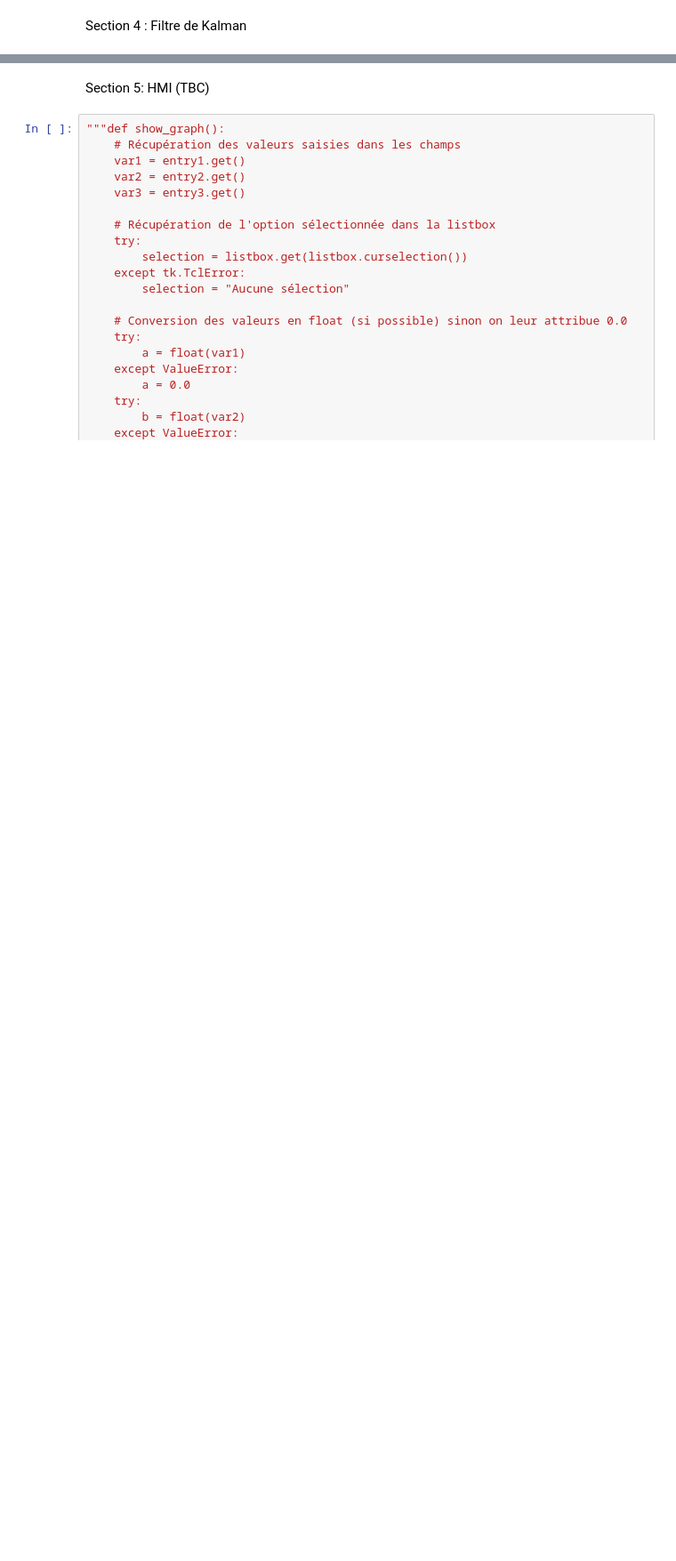
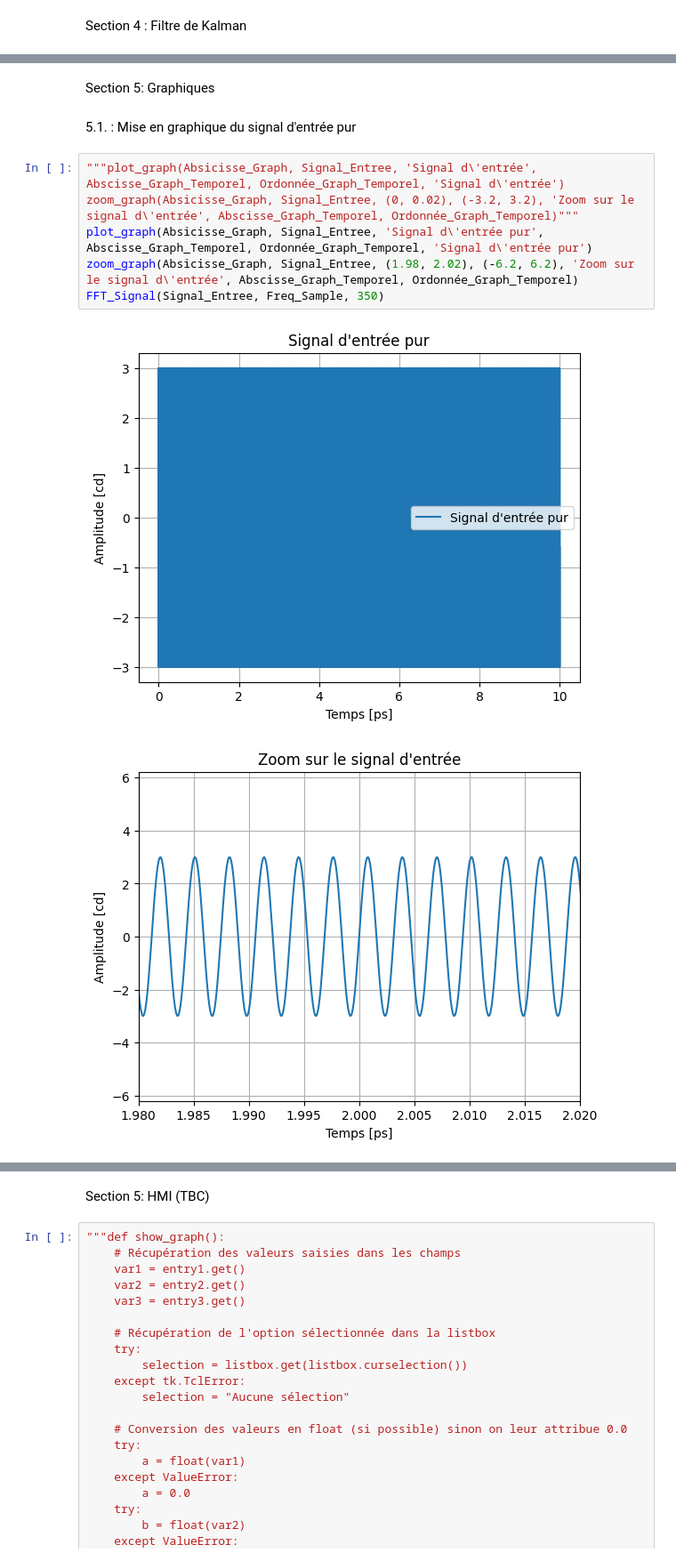
Before and after one commit to Trenzalore91/EI---KF, a Jupyter notebook: Untitled-1.ipynb, the cells around one changed output, grey strips where cells are left out. Shown: that part at 89% size. Saved outputs shown, nothing was run; the diff lists cells and outputs as text; blank space fills up the shorter version.

```diff
--- a/Untitled-1.ipynb
+++ b/Untitled-1.ipynb
@@ -452,0 +392,13 @@ Filtre de Kalman par filtrepy et utilisation de la fonction précédemment cré
+# %% [markdown]
+Section 5: Graphiques
+# %% [markdown]
+5.1. : Mise en graphique du signal d'entrée pur
+# %%
+"""plot_graph(Absicisse_Graph, Signal_Entree, 'Signal d\'entrée', Abscisse_Graph_Temporel, Ordonnée_Graph_Temporel, 'Signal d\'entrée')
+zoom_graph(Absicisse_Graph, Signal_Entree, (0, 0.02), (-3.2, 3.2), 'Zoom sur le signal d\'entrée', Abscisse_Graph_Temporel, Ordonnée_Graph_Temporel)"""
+plot_graph(Absicisse_Graph, Signal_Entree, 'Signal d\'entrée pur', Abscisse_Graph_Temporel, Ordonnée_Graph_Temporel, 'Signal d\'entrée pur')
+zoom_graph(Absicisse_Graph, Signal_Entree, (1.98, 2.02), (-6.2, 6.2), 'Zoom sur le signal d\'entrée', Abscisse_Graph_Temporel, Ordonnée_Graph_Temporel)
+FFT_Signal(Signal_Entree, Freq_Sample, 350)
+# %% [output]
+[figure, added]
+[figure, added]
```
Also changed, not shown: parts of 46 cells of this notebook.
